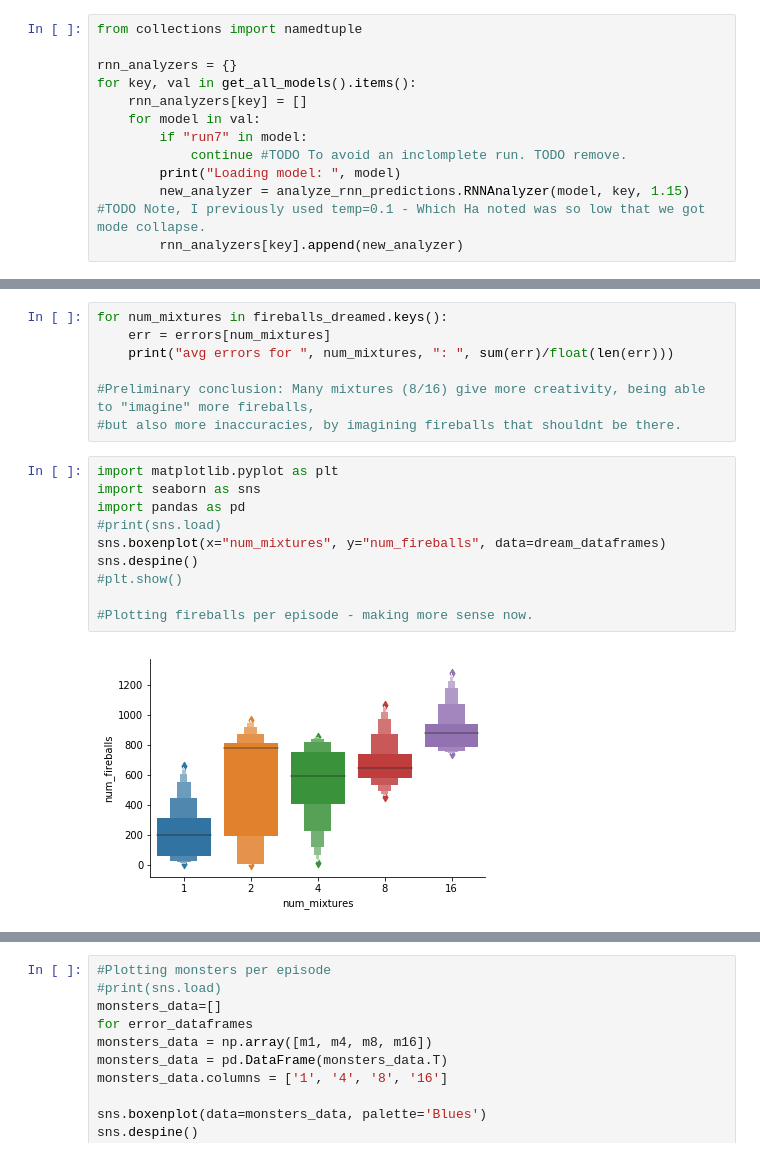
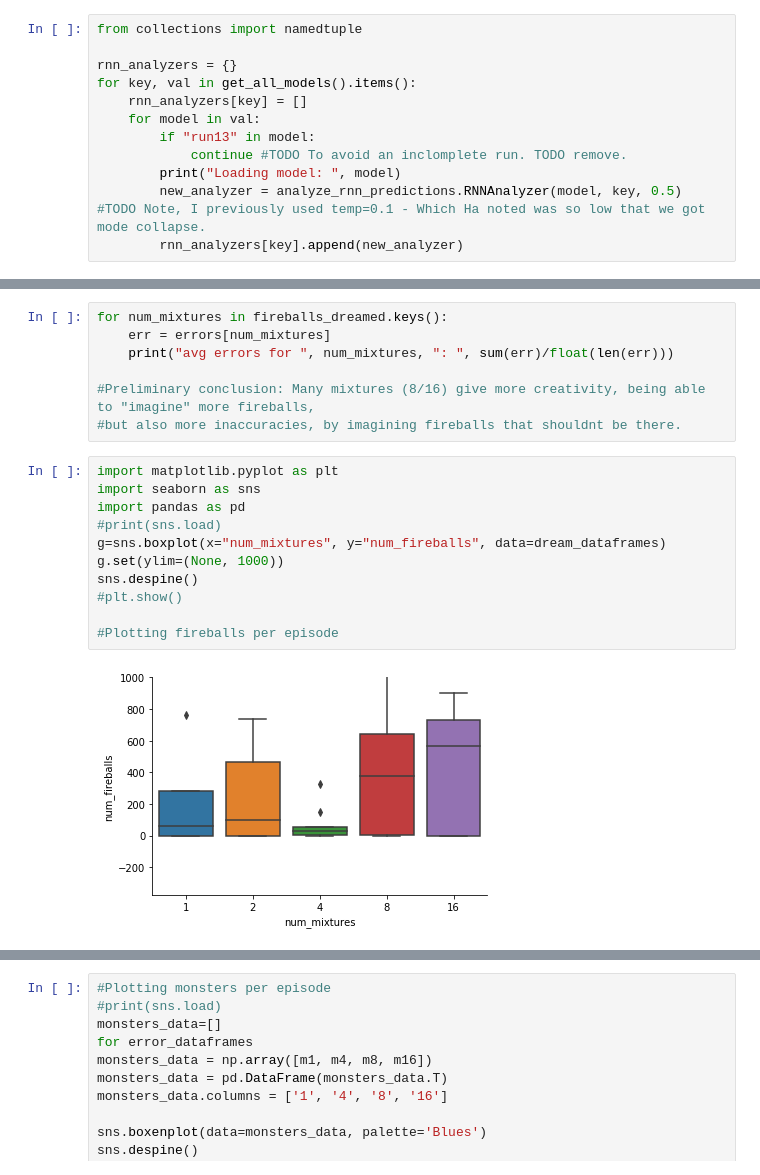
Before and after one commit to kaiolae/WorldModelsExperiments, a Jupyter notebook: doomrnn/Test Trained RNN.ipynb, the cells around one changed output, grey strips where cells are left out. Saved outputs shown, nothing was run; the diff lists cells and outputs as text.

```diff
--- a/doomrnn/Test Trained RNN.ipynb
+++ b/doomrnn/Test Trained RNN.ipynb
@@ -53,10 +55,10 @@ rnn_analyzers = {}
 for key, val in get_all_models().items():
     rnn_analyzers[key] = []
     for model in val:
-        if "run7" in model:
+        if "run13" in model:
             continue #TODO To avoid an inclomplete run. TODO remove.
         print("Loading model: ", model)
-        new_analyzer = analyze_rnn_predictions.RNNAnalyzer(model, key, 1.15) #TODO Note, I previously used temp=0.1 - Which Ha noted was so low that we got mode collapse.
+        new_analyzer = analyze_rnn_predictions.RNNAnalyzer(model, key, 0.5) #TODO Note, I previously used temp=0.1 - Which Ha noted was so low that we got mode collapse.
         rnn_analyzers[key].append(new_analyzer)
 # %% [output]
 Loading model:  run5_1mixtures
@@ -265,15 +269,16 @@ for num_mixtures in fireballs_dreamed.keys():
 # %%
 import matplotlib.pyplot as plt
 import seaborn as sns
 import pandas as pd
 #print(sns.load)
-sns.boxenplot(x="num_mixtures", y="num_fireballs", data=dream_dataframes)
+g=sns.boxplot(x="num_mixtures", y="num_fireballs", data=dream_dataframes)
+g.set(ylim=(None, 1000))
 sns.despine()
 #plt.show()
 
-#Plotting fireballs per episode - making more sense now.
+#Plotting fireballs per episode
 # %% [output]
-[figure, old version]
+[figure, new version]
 # %%
 sns.boxenplot(x="num_mixtures", y="fireball_delta", data=dream_dataframes)
 sns.despine()
```
Also changed, not shown: parts of 10 cells of this notebook, 2 other files.
